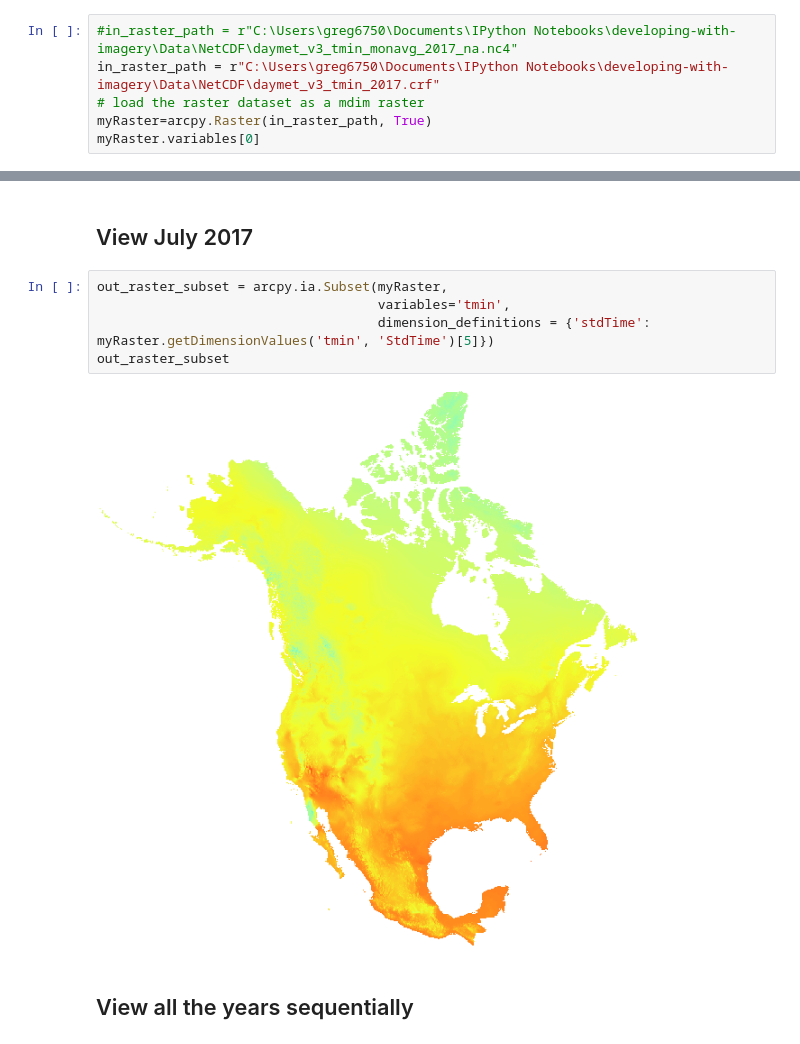
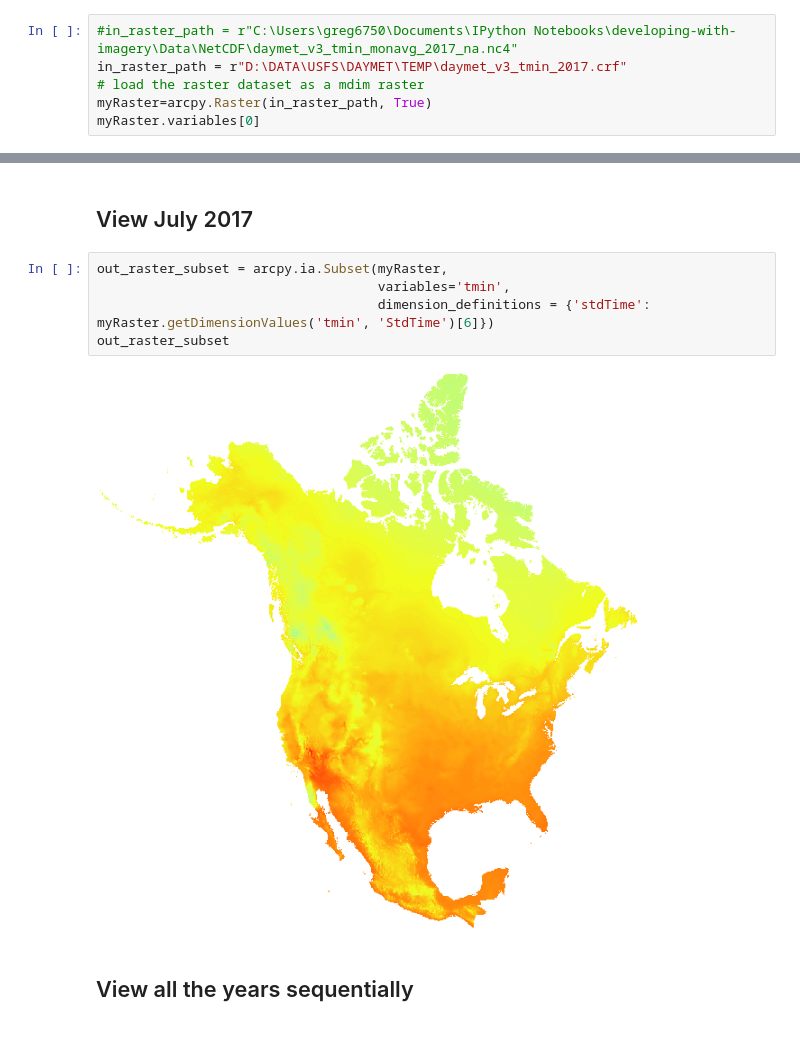
Before and after one commit to gbrunner/developing-with-imagery, a Jupyter notebook: Week 5/multidimensional_data_using_arcpy_api.ipynb, the cells around one changed output, grey strips where cells are left out. Drawn from its saved outputs; the diff is of its cells as text.

```diff
--- a/Week 5/multidimensional_data_using_arcpy_api.ipynb
+++ b/Week 5/multidimensional_data_using_arcpy_api.ipynb
@@ -21,7 +21,7 @@ currently support netcdf, mdim CRF and multidimensional mosaic dataset as input
     * save({name})
 # %%
 #in_raster_path = r"C:\Users\greg6750\Documents\IPython Notebooks\developing-with-imagery\Data\NetCDF\daymet_v3_tmin_monavg_2017_na.nc4"
-in_raster_path = r"C:\Users\greg6750\Documents\IPython Notebooks\developing-with-imagery\Data\NetCDF\daymet_v3_tmin_2017.crf"
+in_raster_path = r"D:\DATA\USFS\DAYMET\TEMP\daymet_v3_tmin_2017.crf"
 # load the raster dataset as a mdim raster
 myRaster=arcpy.Raster(in_raster_path, True)
 myRaster.variables[0]
@@ -88,10 +88,10 @@ myRaster.getDimensionValues('tmin', 'StdTime')[0]
 # %%
 out_raster_subset = arcpy.ia.Subset(myRaster,
                                     variables='tmin',
-                                    dimension_definitions = {'stdTime': myRaster.getDimensionValues('tmin', 'StdTime')[5]})
+                                    dimension_definitions = {'stdTime': myRaster.getDimensionValues('tmin', 'StdTime')[6]})
 out_raster_subset
 # %% [output]
-[figure, old version]
+[figure, new version]
 # %% [markdown]
 ## View all the years sequentially
 # %%
```
Also changed, not shown: parts of 5 cells of this notebook, 4 other files.
